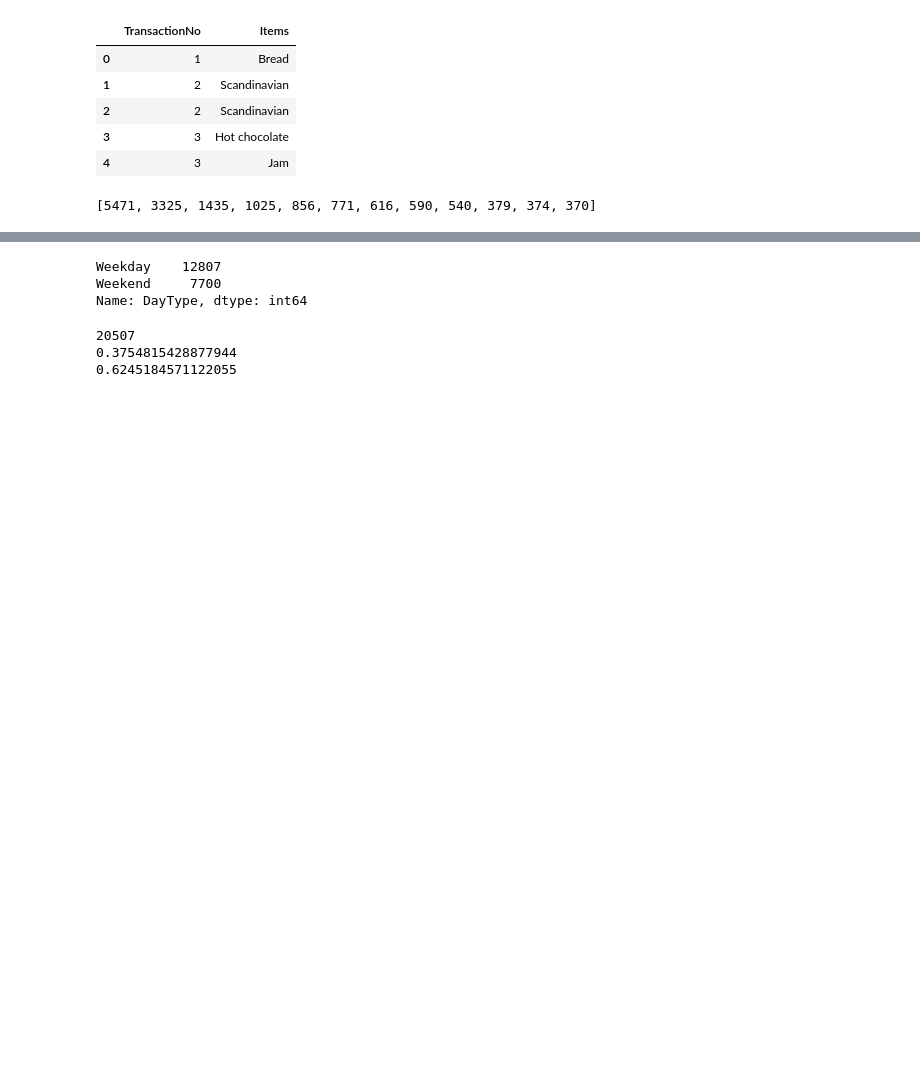
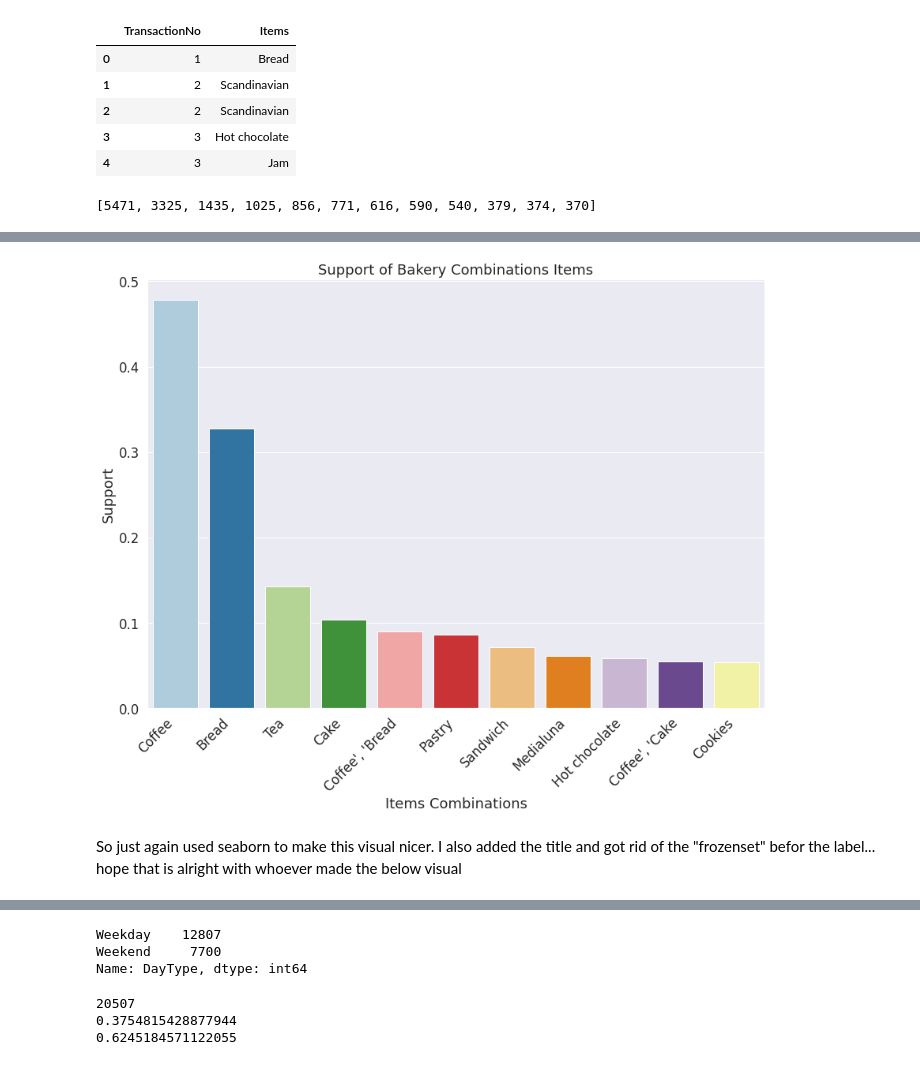
Before and after one commit to Blutronics/BakeryAssociationRule, a Jupyter notebook: bakery.ipynb, the cells around one changed output, grey strips where cells are left out. Drawn from its saved outputs; the diff is of its cells as text; code cells hidden in the pictures; blank space fills up the shorter version.

```diff
--- a/bakery.ipynb
+++ b/bakery.ipynb
@@ -110,0 +179,3 @@ plt.show()
+# %%
+labels = frequent_itemsets.itemsets[0:11]
+labels
@@ -110,0 +195,6 @@ plt.show()
+# %%
+formattedLabels = []
+for i in labels:
+  i = str(i)
+  # print(i[12:-3])
+  formattedLabels.append(i[12:-3])
@@ -110,0 +245,14 @@ plt.show()
+# %%
+sns.barplot(formattedLabels,frequent_itemsets.support[0:11])
+plt.title("Support of Bakery Combinations Items")
+plt.xlabel("Items Combinations")
+plt.ylabel("Support")
+sns.set(rc = {'figure.figsize':(14,10)}, font_scale = 1.5)
+# sns.set(font_scale = 2)
+sns.set_palette("Paired", 12)
+plt.xticks(list(range(0, 11), ), formattedLabels, rotation=45, ha = "right")
+plt.show()
+# %% [output]
+[figure, added]
+# %% [markdown]
+So just again used seaborn to make this visual nicer. I also added the title and got rid of the "frozenset" befor the label... hope that is alright with whoever made the below visual
```
Also changed, not shown: parts of 49 cells of this notebook.
